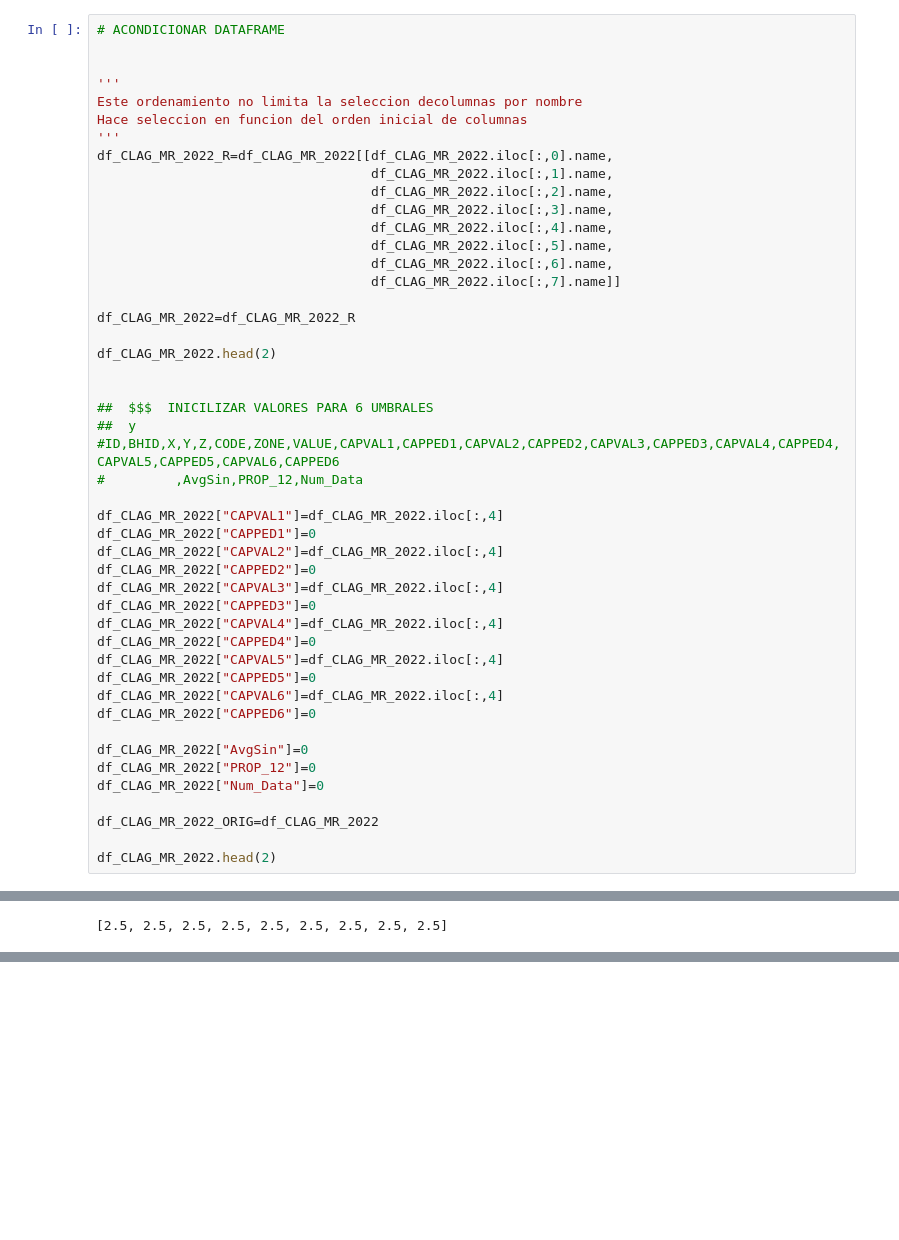
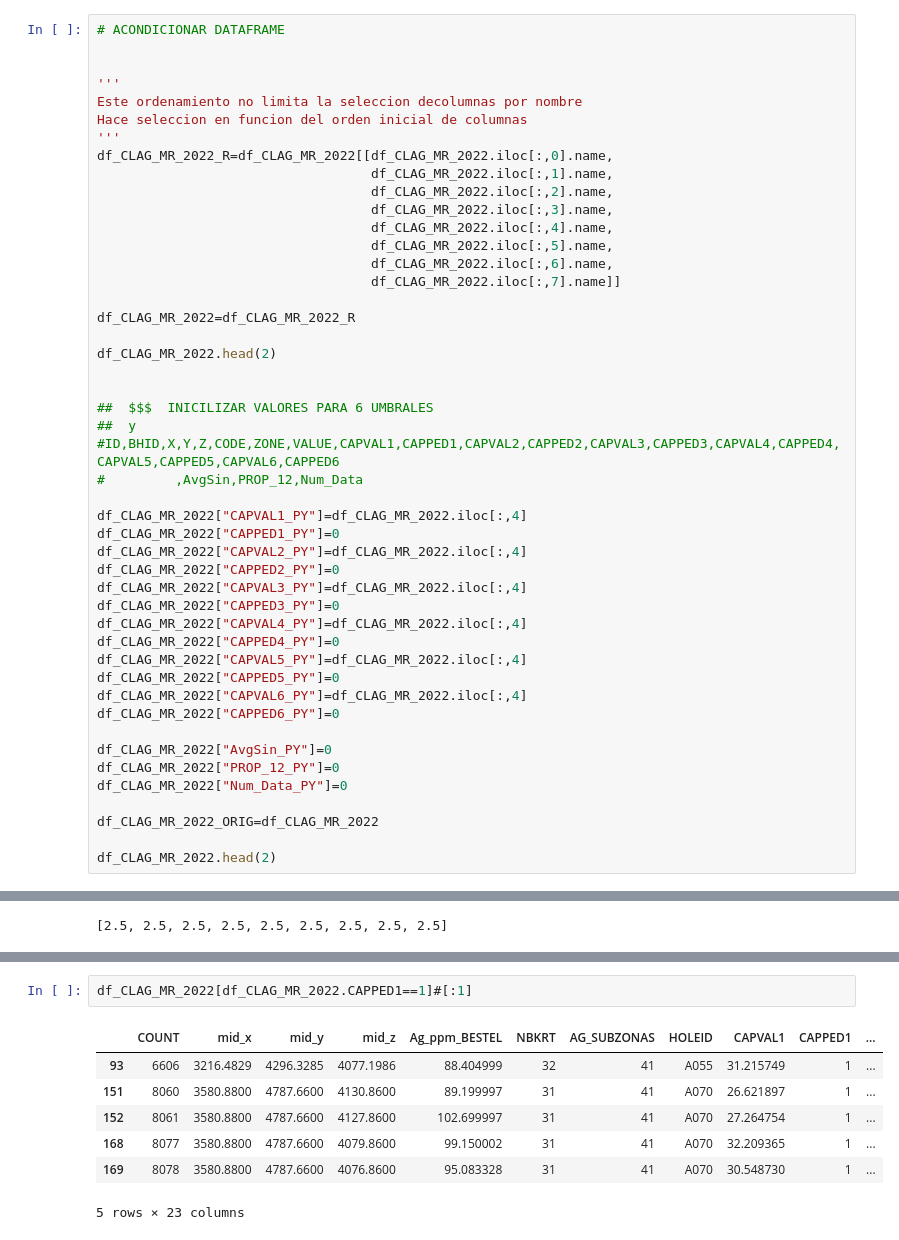
Before and after one commit to jlztorres/local_capping, a Jupyter notebook: plata_capping.ipynb, the cells around one changed output, grey strips where cells are left out. Saved outputs shown, nothing was run; the diff lists cells and outputs as text; blank space fills up the shorter version.

```diff
--- a/plata_capping.ipynb
+++ b/plata_capping.ipynb
@@ -170,22 +172,22 @@ df_CLAG_MR_2022.head(2)
 ##  y    #ID,BHID,X,Y,Z,CODE,ZONE,VALUE,CAPVAL1,CAPPED1,CAPVAL2,CAPPED2,CAPVAL3,CAPPED3,CAPVAL4,CAPPED4,CAPVAL5,CAPPED5,CAPVAL6,CAPPED6
 #         ,AvgSin,PROP_12,Num_Data
 
-df_CLAG_MR_2022["CAPVAL1"]=df_CLAG_MR_2022.iloc[:,4]
-df_CLAG_MR_2022["CAPPED1"]=0
-df_CLAG_MR_2022["CAPVAL2"]=df_CLAG_MR_2022.iloc[:,4]
-df_CLAG_MR_2022["CAPPED2"]=0
-df_CLAG_MR_2022["CAPVAL3"]=df_CLAG_MR_2022.iloc[:,4]
-df_CLAG_MR_2022["CAPPED3"]=0
-df_CLAG_MR_2022["CAPVAL4"]=df_CLAG_MR_2022.iloc[:,4]
-df_CLAG_MR_2022["CAPPED4"]=0
-df_CLAG_MR_2022["CAPVAL5"]=df_CLAG_MR_2022.iloc[:,4]
-df_CLAG_MR_2022["CAPPED5"]=0
-df_CLAG_MR_2022["CAPVAL6"]=df_CLAG_MR_2022.iloc[:,4]
-df_CLAG_MR_2022["CAPPED6"]=0
+df_CLAG_MR_2022["CAPVAL1_PY"]=df_CLAG_MR_2022.iloc[:,4]
+df_CLAG_MR_2022["CAPPED1_PY"]=0
+df_CLAG_MR_2022["CAPVAL2_PY"]=df_CLAG_MR_2022.iloc[:,4]
+df_CLAG_MR_2022["CAPPED2_PY"]=0
+df_CLAG_MR_2022["CAPVAL3_PY"]=df_CLAG_MR_2022.iloc[:,4]
+df_CLAG_MR_2022["CAPPED3_PY"]=0
+df_CLAG_MR_2022["CAPVAL4_PY"]=df_CLAG_MR_2022.iloc[:,4]
+df_CLAG_MR_2022["CAPPED4_PY"]=0
+df_CLAG_MR_2022["CAPVAL5_PY"]=df_CLAG_MR_2022.iloc[:,4]
+df_CLAG_MR_2022["CAPPED5_PY"]=0
+df_CLAG_MR_2022["CAPVAL6_PY"]=df_CLAG_MR_2022.iloc[:,4]
+df_CLAG_MR_2022["CAPPED6_PY"]=0
 
-df_CLAG_MR_2022["AvgSin"]=0
-df_CLAG_MR_2022["PROP_12"]=0
-df_CLAG_MR_2022["Num_Data"]=0
+df_CLAG_MR_2022["AvgSin_PY"]=0
+df_CLAG_MR_2022["PROP_12_PY"]=0
+df_CLAG_MR_2022["Num_Data_PY"]=0
 
 df_CLAG_MR_2022_ORIG=df_CLAG_MR_2022
 
@@ -772,0 +592,10 @@ df_CLAG_MR_2022.iloc[obs,9]
+# %%
+df_CLAG_MR_2022[df_CLAG_MR_2022.CAPPED1==1]#[:1]
+# %% [output]
+|  | COUNT | mid_x | mid_y | mid_z | Ag_ppm_BESTEL | NBKRT | AG_SUBZONAS | HOLEID | CAPVAL1 | CAPPED1 | ... |
+| 93 | 6606 | 3216.4829 | 4296.3285 | 4077.1986 | 88.404999 | 32 | 41 | A055 | 31.215749 | 1 | ... |
+| 151 | 8060 | 3580.8800 | 4787.6600 | 4130.8600 | 89.199997 | 31 | 41 | A070 | 26.621897 | 1 | ... |
+| 152 | 8061 | 3580.8800 | 4787.6600 | 4127.8600 | 102.699997 | 31 | 41 | A070 | 27.264754 | 1 | ... |
+| 168 | 8077 | 3580.8800 | 4787.6600 | 4079.8600 | 99.150002 | 31 | 41 | A070 | 32.209365 | 1 | ... |
+| 169 | 8078 | 3580.8800 | 4787.6600 | 4076.8600 | 95.083328 | 31 | 41 | A070 | 30.548730 | 1 | ... |
+5 rows × 23 columns
```
Also changed, not shown: parts of 42 cells of this notebook.
